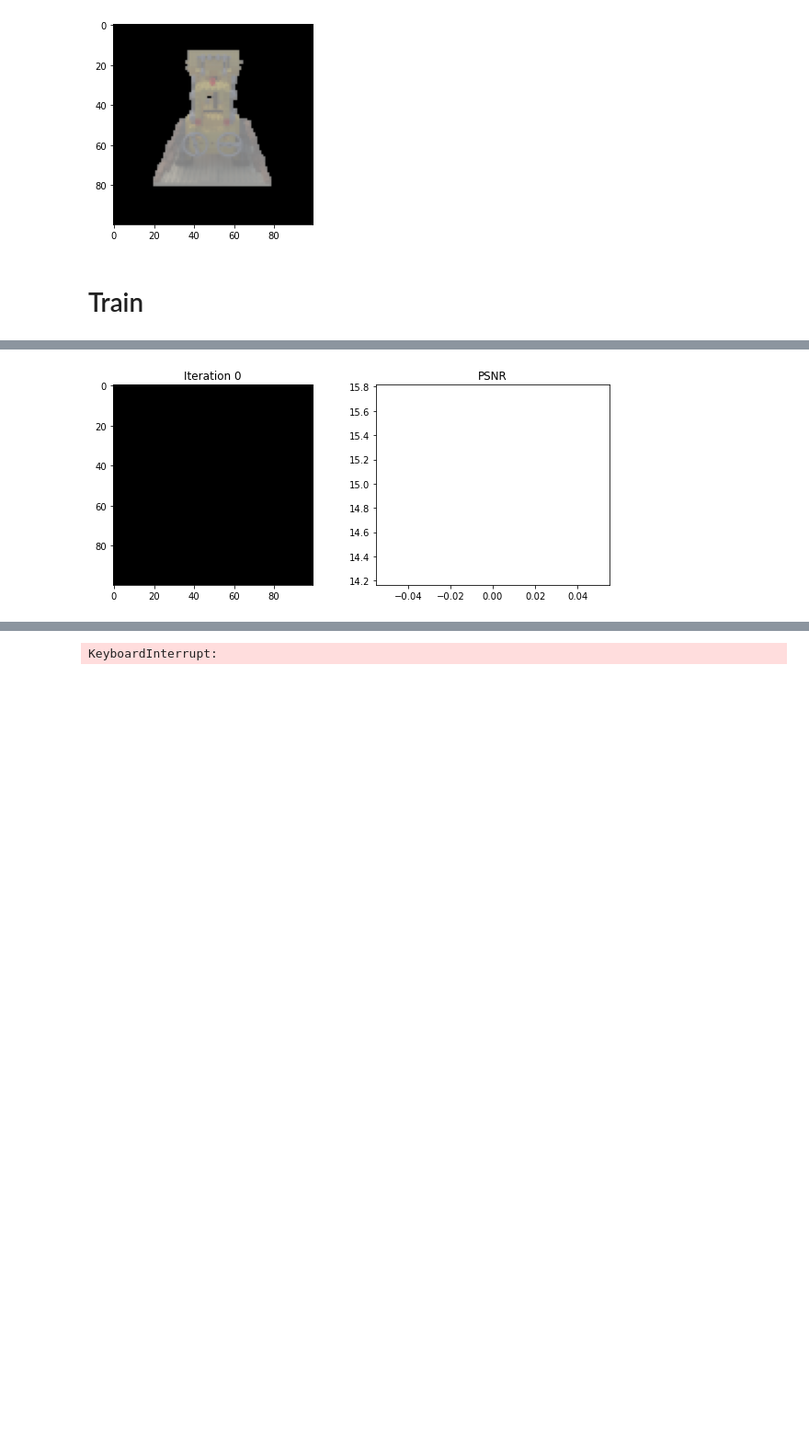
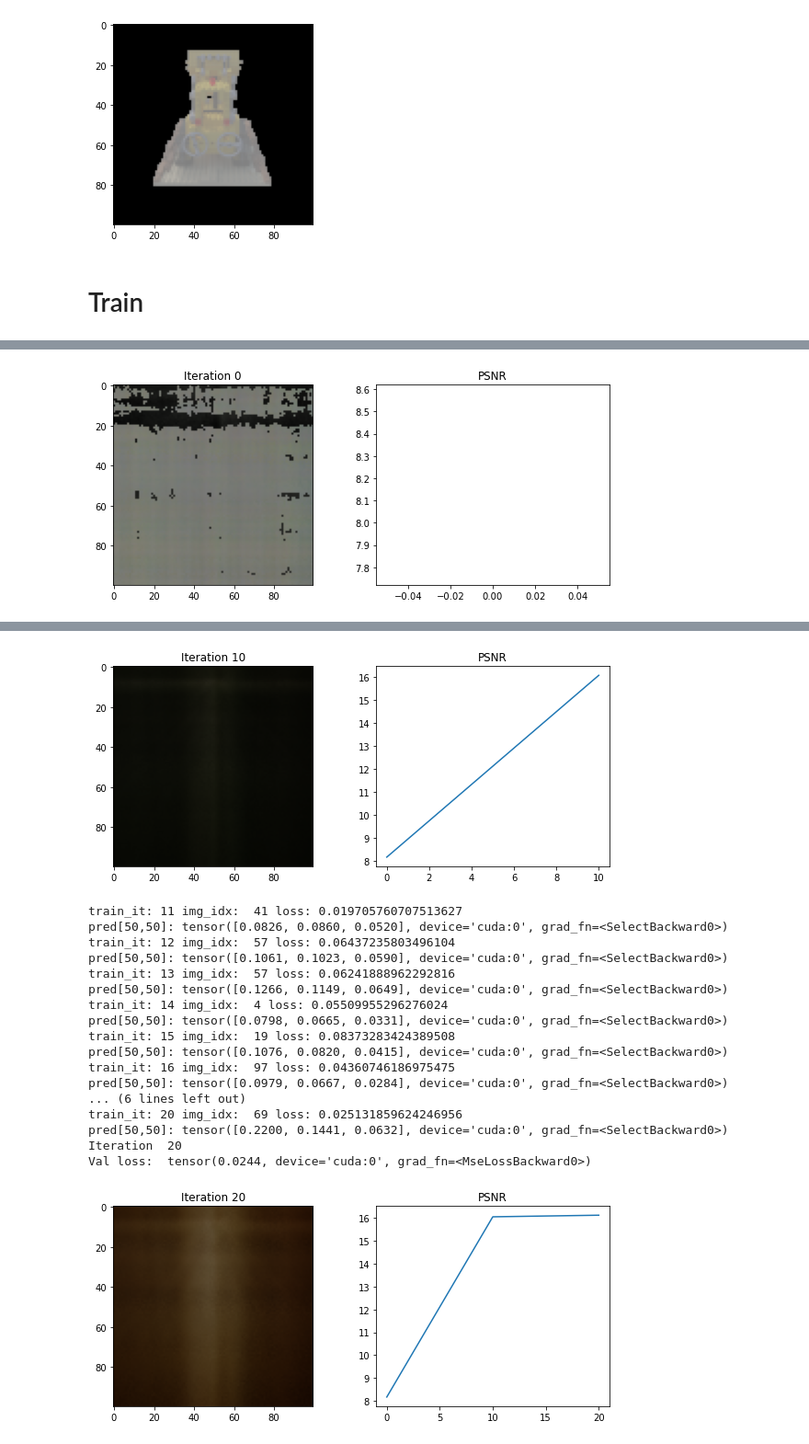
Before and after one commit to Jiayi-Pan/NeRF, a Jupyter notebook: NeRF.ipynb, the cells around one changed output, grey strips where cells are left out. Shown at 92% size. Cells and saved outputs as stored; diff of their text form; code cells hidden in the pictures; blank space fills up the shorter version.

```diff
--- a/NeRF.ipynb
+++ b/NeRF.ipynb
@@ -122,14 +131,14 @@ from nerf.nerf_helper import nerf_iter_once, tinynerf_iter_once
 import os.path
 
 # parameters
-L_pos = 10
+L_pos = 6
 L_dir = 4
-depth_samples_per_ray = 32
+num_samples = 32
 
-chunksize = 8192
+chunksize = 512
 lr = 5e-3
 betas=(0.9, 0.999)
-num_it = 2000
+num_it = 10000
 display_every = 10
 
 # load validation data
@@ -145,16 +154,21 @@ optimizer = torch.optim.Adam(
     lr=lr,
     # betas=betas,
 )
-# optimizer = torch.optim.SGD(model.parameters(), lr=lr, momentum=0.9)
 seed = 9458
 torch.manual_seed(seed)
 np.random.seed(seed)
 ckpt_path = 'nerf.pt'
 
+# val
+val_idx = 0
+val_img = imgs[val_idx].to(DEVICE)
+val_c2w = poses[val_idx]
+
 # train
 psnrs = []
 its = []
 i = 0
+
 # check saved checkpoints
 # if os.path.exists(ckpt_path):
 if False:
@@ -164,13 +178,14 @@ if False:
     optimizer.load_state_dict(checkpoint['optimizer_state_dict'])
     i = checkpoint['epoch']
     loss = checkpoint['loss']
-    psnrs = checkpoint['prnrs']
+    psnrs = checkpoint['psnrs']
+    its = checkpoint['its']
     print("checkpoint loaded, i =",i)
 else:
     print("No checkpoint found")
 
 for i in range(i, num_it):
-    gt_img_idx = np.random.randint(5)
+    gt_img_idx = np.random.randint(100)
     gt_img = imgs[gt_img_idx].to(DEVICE)
     gt_c2w = poses[gt_img_idx]
 
@@ -180,10 +195,10 @@ for i in range(i, num_it):
                 int_mat,
                 gt_c2w,
                 sample_t,
-                num_samples=4
+                num_samples=num_samples
                 )
     optimizer.zero_grad()
-    loss = torch.nn.functional.mse_loss(pred_rgb, gt_img[...,:3], reduction='sum')
+    loss = torch.nn.functional.mse_loss(pred_rgb, gt_img[...,:3])
 
     # plt.imshow(pred_rgb.detach().cpu().numpy())
     # plt.show()
@@ -195,9 +210,6 @@ for i in range(i, num_it):
     optimizer.step()
 
     if i % display_every == 0:
-        val_idx = 0
-        val_img = imgs[val_idx].to(DEVICE)
-        val_c2w = poses[val_idx]
         # val_idx = np.random.randint(num_val)
         # val_img = imgs_val[val_idx].to(DEVICE)
         # val_c2w = poses_val[val_idx]
@@ -208,7 +220,8 @@ for i in range(i, num_it):
                 int_mat,
                 val_c2w,
                 sample_t,
-                num_samples=4
+                num_samples=num_samples,
+                batch_size=chunksize
                 )
 
         loss = torch.nn.functional.mse_loss(pred_rgb, val_img[...,:3])
@@ -234,7 +247,8 @@ for i in range(i, num_it):
             'model_state_dict': model.state_dict(),
             'optimizer_state_dict': optimizer.state_dict(),
             'loss': loss,
-            'psnr': psnrs
+            'psnr': psnrs,
+            'its': its
             }, ckpt_path)
 # %% [output]
 No checkpoint found
@@ -247 +259 @@ Val loss:  tensor(0.0317, device='cuda:0', grad_fn=<MseLossBackward0>)
-[figure, old version]
+[figure, new version]
@@ -265 +277,19 @@ pred[50,50]: tensor([0., 0., 0.], device='cuda:0', grad_fn=<SelectBackward0>)
+[figure, added]
-KeyboardInterrupt:
+train_it: 11 img_idx:  41 loss: 0.019705760707513627
+pred[50,50]: tensor([0.0826, 0.0860, 0.0520], device='cuda:0', grad_fn=<SelectBackward0>)
+train_it: 12 img_idx:  57 loss: 0.06437235803496104
+pred[50,50]: tensor([0.1061, 0.1023, 0.0590], device='cuda:0', grad_fn=<SelectBackward0>)
+train_it: 13 img_idx:  57 loss: 0.06241888962292816
+pred[50,50]: tensor([0.1266, 0.1149, 0.0649], device='cuda:0', grad_fn=<SelectBackward0>)
+train_it: 14 img_idx:  4 loss: 0.05509955296276024
+pred[50,50]: tensor([0.0798, 0.0665, 0.0331], device='cuda:0', grad_fn=<SelectBackward0>)
+train_it: 15 img_idx:  19 loss: 0.08373283424389508
+pred[50,50]: tensor([0.1076, 0.0820, 0.0415], device='cuda:0', grad_fn=<SelectBackward0>)
+train_it: 16 img_idx:  97 loss: 0.04360746186975475
+pred[50,50]: tensor([0.0979, 0.0667, 0.0284], device='cuda:0', grad_fn=<SelectBackward0>)
+... (6 lines left out)
+train_it: 20 img_idx:  69 loss: 0.025131859624246956
+pred[50,50]: tensor([0.2200, 0.1441, 0.0632], device='cuda:0', grad_fn=<SelectBackward0>)
+Iteration  20
+Val loss:  tensor(0.0244, device='cuda:0', grad_fn=<MseLossBackward0>)
+[figure, added]
```
Also changed, not shown: parts of 4 cells of this notebook, 5 other files.
